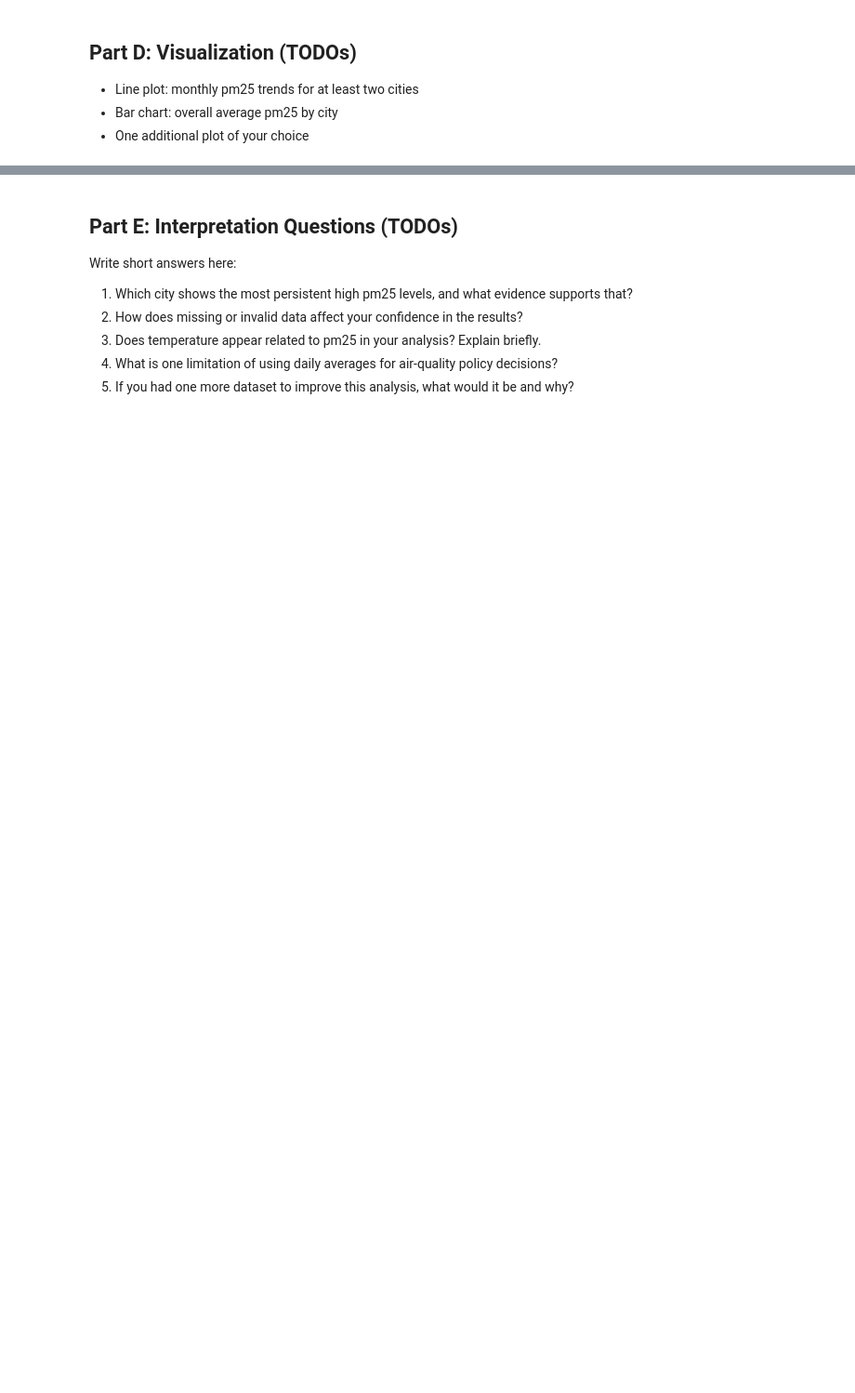
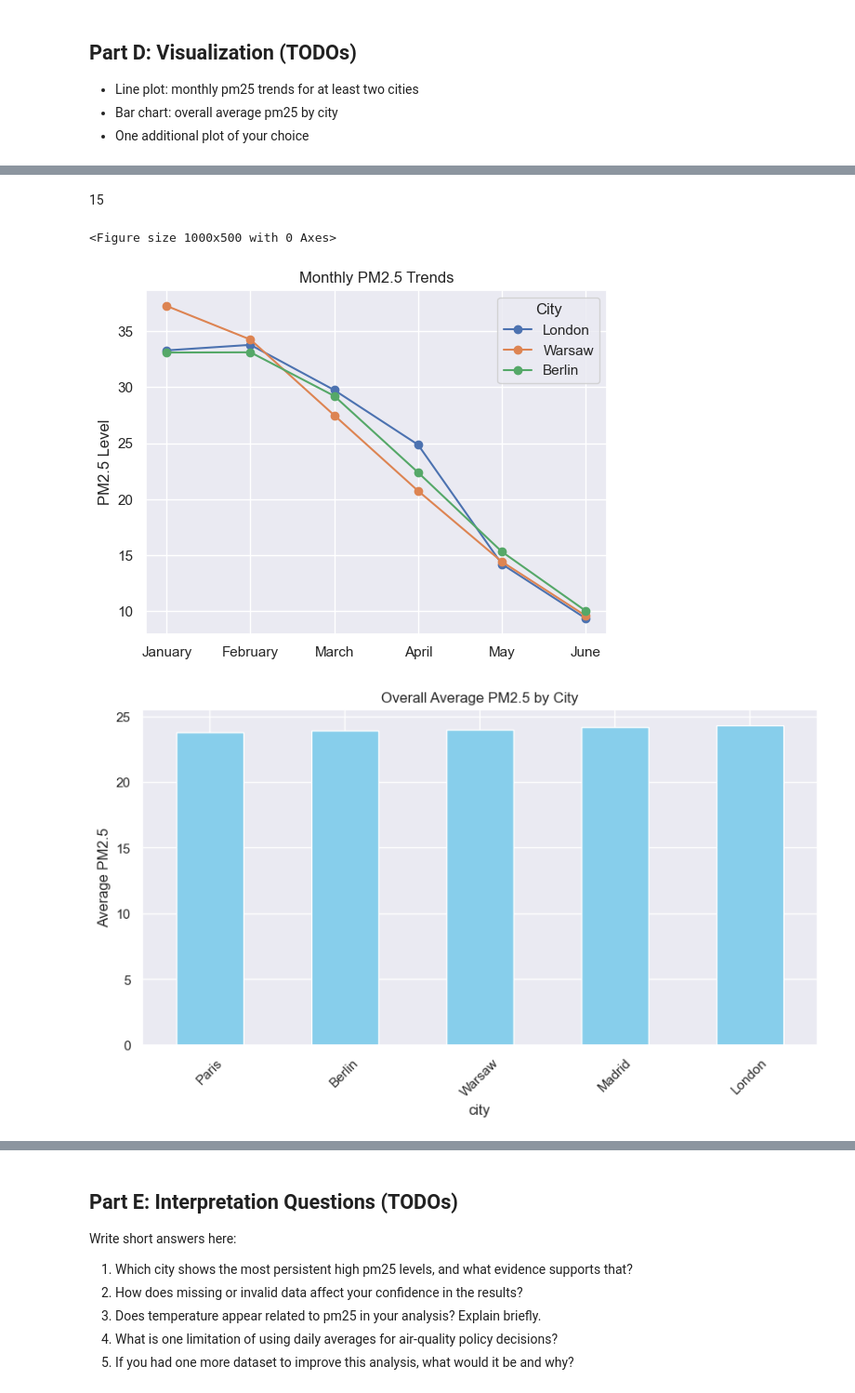
Before and after one commit to Manheim666/ironhack-ai-engineering, a Jupyter notebook: module-1/m1-09-assessment/m1-09-assessment.ipynb, the cells around one changed output, grey strips where cells are left out. Shown at 93% size. Cells and saved outputs as stored; diff of their text form; code cells hidden in the pictures; blank space fills up the shorter version.

```diff
--- a/module-1/m1-09-assessment/m1-09-assessment.ipynb
+++ b/module-1/m1-09-assessment/m1-09-assessment.ipynb
@@ -60,0 +259,5 @@ pd.set_option("display.max_columns", None)
+# %%
+monthly_avg = df.groupby('city')['pm25'].resample(
+            'ME').mean().unstack(0)
+monthly_avg.index = ['January', 'February', 'March', 'April', 'May', 'June']
+print(monthly_avg)
@@ -72,0 +332,32 @@ pd.set_option("display.max_columns", None)
+# %% [markdown]
+15
+# %%
+import seaborn as sns
+import matplotlib.pyplot as plt
+
+plt.figure(figsize=(10, 5))
+monthly_avg[['London', 'Warsaw', 'Berlin']].plot(kind='line', marker='o')
+plt.title('Monthly PM2.5 Trends')
+plt.ylabel('PM2.5 Level')
+plt.legend(title='City')
+plt.show()
+
+plt.figure(figsize=(10, 5))
+df.groupby('city')['pm25_filled'].mean().sort_values().plot(kind='bar', color='skyblue')
+plt.title('Overall Average PM2.5 by City')
+plt.ylabel('Average PM2.5')
+plt.xticks(rotation=45)
+plt.show()
+
+sns.set_theme(style='darkgrid')
+g = sns.pairplot(df.reset_index(),
+                 vars=['pm25_filled', 'avg_temp_c'],
+                 hue='city',
+                 palette='husl',
+                 diag_kind='kde')
+g.fig.suptitle('Relationship between Temperature and PM2.5', y=1.02)
+plt.show()
+# %% [output]
+<Figure size 1000x500 with 0 Axes>
+[figure, added]
+[figure, added]
```
Also changed, not shown: parts of 37 cells of this notebook.
